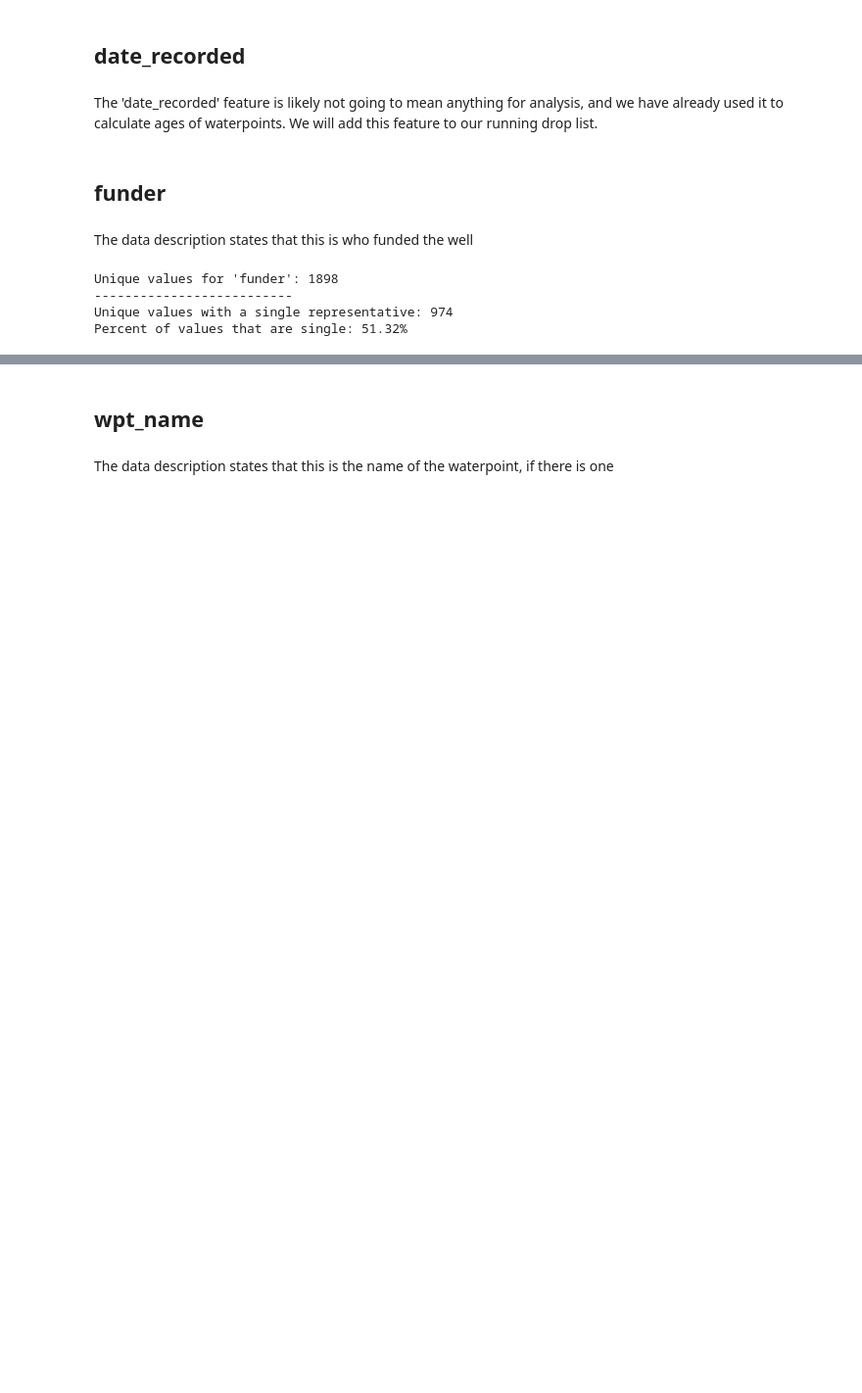
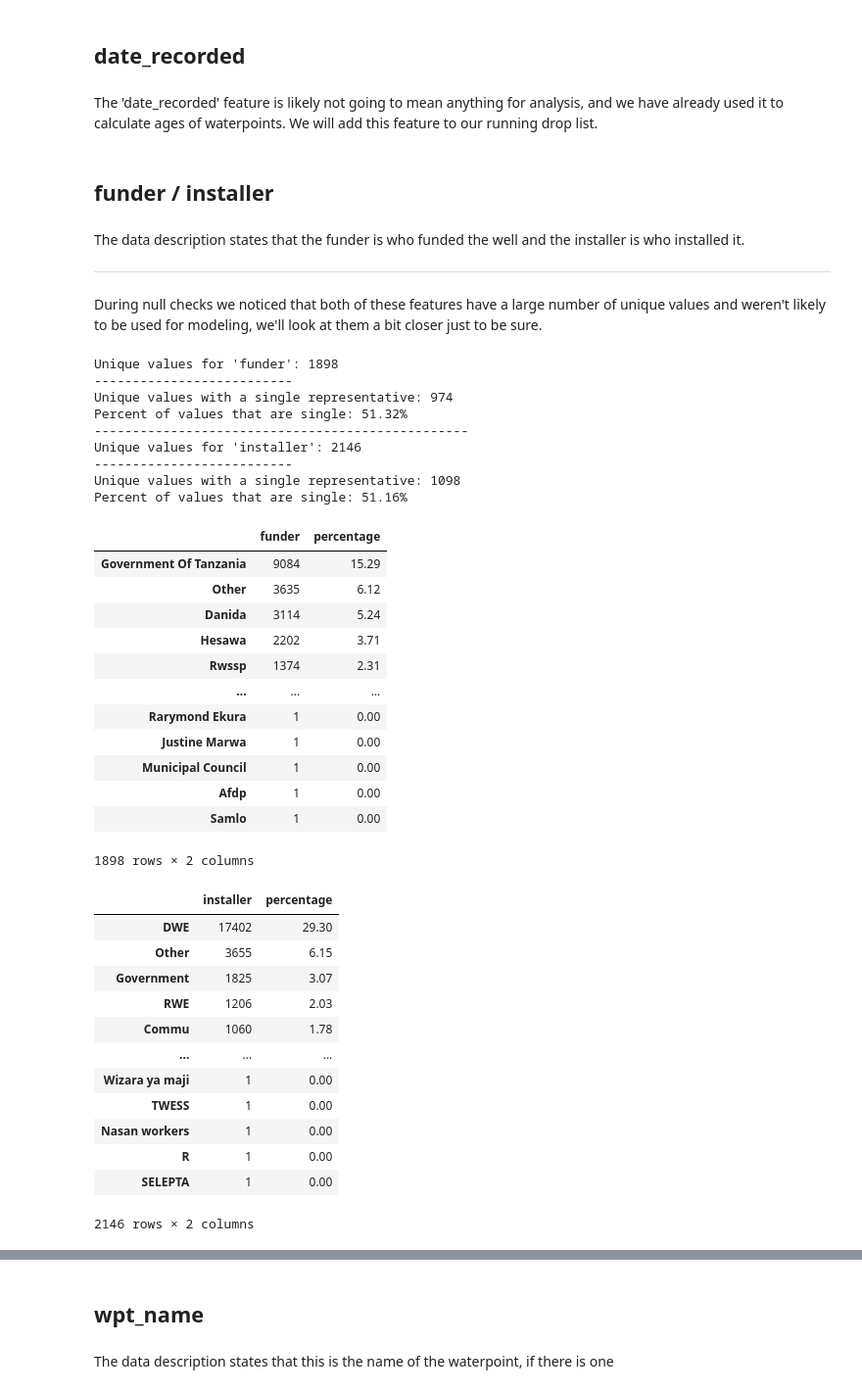
Before and after one commit to brtracy/phase_3_project, a Jupyter notebook: EDA.ipynb, the cells around one changed output, grey strips where cells are left out. Shown at 98% size. Cells and saved outputs as stored; diff of their text form; code cells hidden in the pictures; blank space fills up the shorter version.

```diff
--- a/EDA.ipynb
+++ b/EDA.ipynb
@@ -1072,14 +1104,53 @@ The 'date_recorded' feature is likely not going to mean anything for analysis, a
 # %%
 drop_list.append('date_recorded')
 # %% [markdown]
-## funder
+## funder / installer
 # %% [markdown]
-The data description states that this is who funded the well
+The data description states that the funder is who funded the well and the installer is who installed it.
+_____
+During null checks we noticed that both of these features have a large number of unique values and weren't likely to be used for modeling, we'll look at them a bit closer just to be sure.
 # %%
 funder_df = value_count_report('funder')
+print("-------------------------------------------------")
+installer_df = value_count_report('installer')
 # %% [output]
 Unique values for 'funder': 1898
 --------------------------
 Unique values with a single representative: 974
 Percent of values that are single: 51.32%
+-------------------------------------------------
+Unique values for 'installer': 2146
+--------------------------
+Unique values with a single representative: 1098
+Percent of values that are single: 51.16%
+# %%
+display(funder_df)
+display(installer_df)
+# %% [output]
+|  | funder | percentage |
+| Government Of Tanzania | 9084 | 15.29 |
+| Other | 3635 | 6.12 |
+| Danida | 3114 | 5.24 |
+| Hesawa | 2202 | 3.71 |
+| Rwssp | 1374 | 2.31 |
+| ... | ... | ... |
+| Rarymond Ekura | 1 | 0.00 |
+| Justine Marwa | 1 | 0.00 |
+| Municipal Council | 1 | 0.00 |
+| Afdp | 1 | 0.00 |
+| Samlo | 1 | 0.00 |
+1898 rows × 2 columns
+|  | installer | percentage |
+| DWE | 17402 | 29.30 |
+| Other | 3655 | 6.15 |
+| Government | 1825 | 3.07 |
+| RWE | 1206 | 2.03 |
+| Commu | 1060 | 1.78 |
+| ... | ... | ... |
+| Wizara ya maji | 1 | 0.00 |
+| TWESS | 1 | 0.00 |
+| Nasan workers | 1 | 0.00 |
+| R | 1 | 0.00 |
+| SELEPTA | 1 | 0.00 |
+2146 rows × 2 columns
 # %% [markdown]
```
Also changed, not shown: parts of 172 cells of this notebook.
